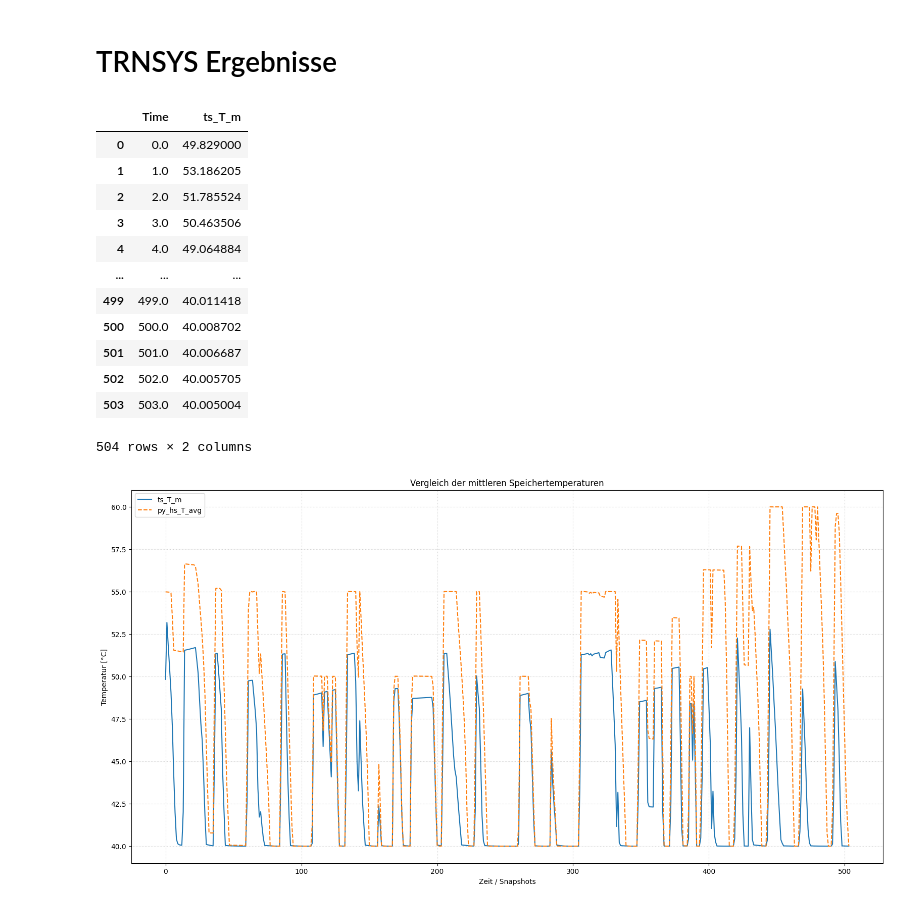
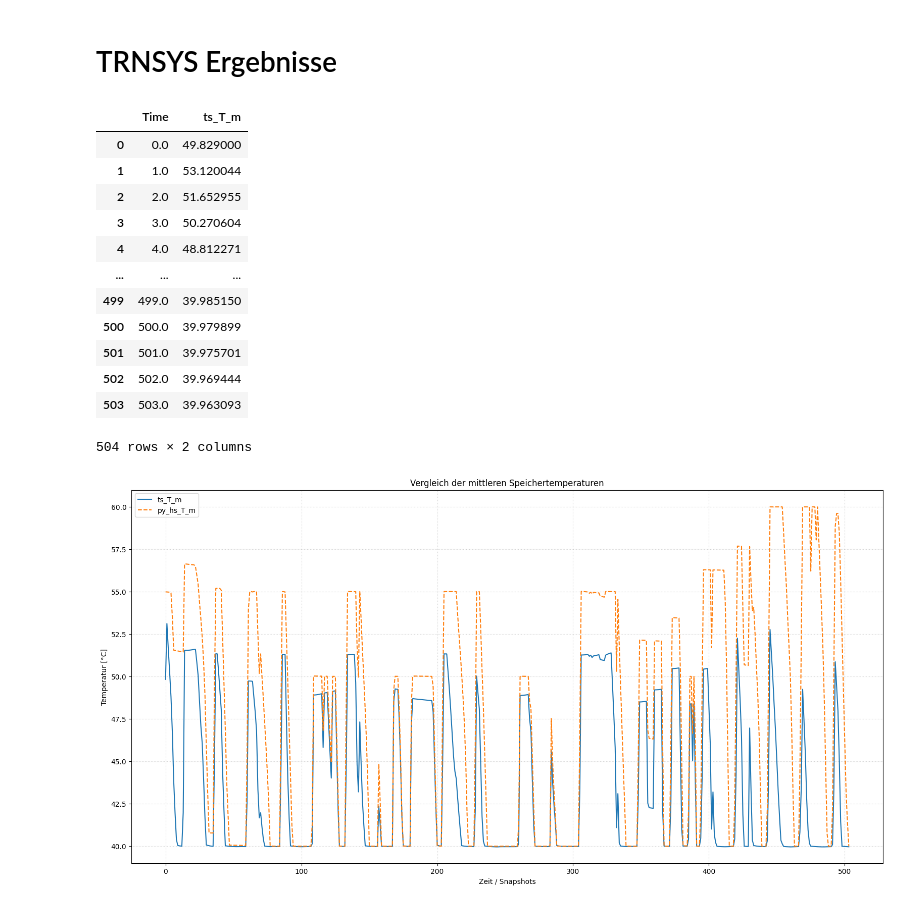
Before and after one commit to choffma8/masterprojektWaermespeicher, a Jupyter notebook: konstanterTemperaturspeicher - 3 Wochen.ipynb, the cells around one changed output. Cells and saved outputs as stored; diff of their text form; code cells hidden in the pictures.

Commit message:
TRNSYS: Implementierung Speicherverluste 0,15 W/m2*K bzw. 4,288 kJ/h*K

```diff
--- a/konstanterTemperaturspeicher - 3 Wochen.ipynb
+++ b/konstanterTemperaturspeicher - 3 Wochen.ipynb
@@ -404,44 +404,44 @@ output_pypsa
 TRNSYSinputs = [
     #"Inputs/TRNSYS/TRNSYSMassenstromHausseitig.csv",
     #"Inputs/TRNSYS/TRNSYSRaumwärmebedarf.csv",
     #"Inputs/TRNSYS/TRNSYSRücklauftemperaturKonstanterTemperaturspeicher.csv",
-    "Inputs/TRNSYS/konstanterTemperaturspeicher/TRNSYSspeichermitteltemperatur3weeks.csv",
+    "Inputs/TRNSYS/Temperatur/TRNSYSspeichermitteltemperatur3weeks.csv",
     #"Inputs/TRNSYS/TRNSYSspeicherschichttemperaturen.csv",
     #"Inputs/TRNSYS/TRNSYSWärmepumpe.csv"
 ]
 
 df_liste = []
 
 for f in TRNSYSinputs:
     df = pd.read_csv(f, encoding='latin1', skipinitialspace=True, engine='python', quoting=3, sep=',')
     df.columns = df.columns.str.strip()
     df = df.loc[:, ~df.columns.str.contains('^Unnamed')]
 
     if 'TIME' in df.columns:
         df = df[pd.to_numeric(df['TIME'], errors='coerce').notnull()]
         df = df.apply(pd.to_numeric, errors='coerce')
         df['TIME'] = df['TIME'].round(2)
         df = df.set_index('TIME')
 
     df_liste.append(df)
 
 TRNSYSdata = pd.concat(df_liste, axis=1).sort_index().reset_index()
 TRNSYSdata = TRNSYSdata.rename(columns={'TIME':'Time', 'Massenstrom':'ts_m_heatspace', 'T_amb':'ts_T_amb', 'P_heatspace':'ts_P_heatspace', 'T_R':'ts_T_R', 'T_M':'ts_T_m', 'T_1':'ts_T_1', 'T_2':'ts_T_2','T_3':'ts_T_3', 'p_heat':'ts_P_heat', 'm_flow':'ts_m_flow'})
 TRNSYSdata = TRNSYSdata.round(6)
 TRNSYSdata
 # %% [output]
 |  | Time | ts_T_m |
 | 0 | 0.0 | 49.829000 |
-| 1 | 1.0 | 53.186205 |
-| 2 | 2.0 | 51.785524 |
-| 3 | 3.0 | 50.463506 |
-| 4 | 4.0 | 49.064884 |
+| 1 | 1.0 | 53.120044 |
+| 2 | 2.0 | 51.652955 |
+| 3 | 3.0 | 50.270604 |
+| 4 | 4.0 | 48.812271 |
 | ... | ... | ... |
-| 499 | 499.0 | 40.011418 |
-| 500 | 500.0 | 40.008702 |
-| 501 | 501.0 | 40.006687 |
-| 502 | 502.0 | 40.005705 |
-| 503 | 503.0 | 40.005004 |
+| 499 | 499.0 | 39.985150 |
+| 500 | 500.0 | 39.979899 |
+| 501 | 501.0 | 39.975701 |
+| 502 | 502.0 | 39.969444 |
+| 503 | 503.0 | 39.963093 |
 504 rows × 2 columns
 # %%
 plt.figure(figsize=(19.2, 9.6))
```
Also changed, not shown: parts of 2 cells of this notebook, 40 other files.
